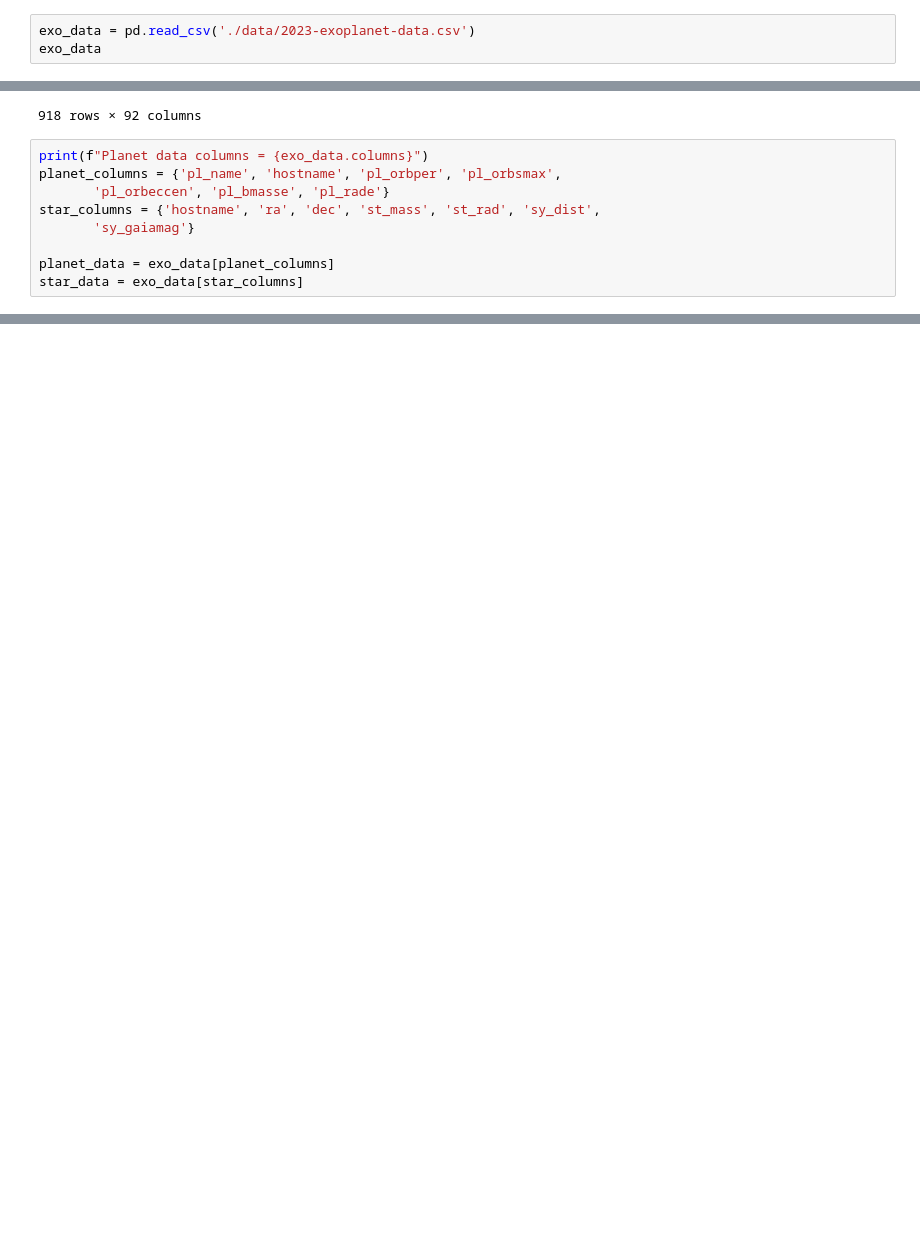
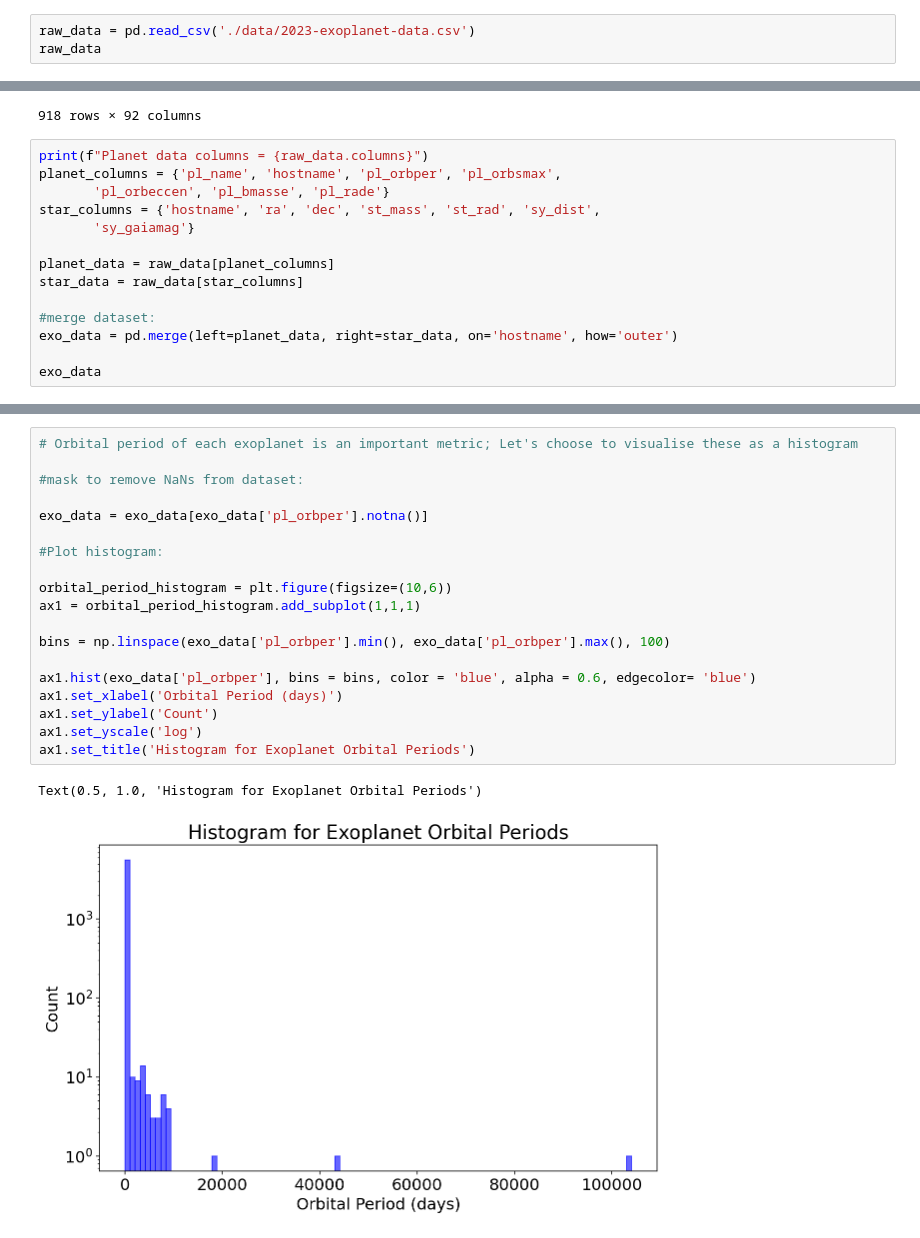
Before and after one commit to thomasbourke1/physoc-hackathon, a Jupyter notebook: concept.ipynb, the cells around one changed output, grey strips where cells are left out. Drawn from its saved outputs; the diff is of its cells as text; blank space fills up the shorter version.

```diff
--- a/concept.ipynb
+++ b/concept.ipynb
@@ -24,8 +24,8 @@ plt.rcParams.update({'font.size':16})
 # %% [markdown]
 From here on is work that the typical attendee might carry out to assess the planet's habitability:
 # %%
-exo_data = pd.read_csv('./data/2023-exoplanet-data.csv')
-exo_data
+raw_data = pd.read_csv('./data/2023-exoplanet-data.csv')
+raw_data
 # %% [output]
 |  | pl_name | hostname | default_flag | sy_snum | sy_pnum | discoverymethod | disc_year | disc_facility | soltype | ... |
 | 0 | 75 Cet c | 75 Cet | 1 | 2 | 2 | Radial Velocity | 2023 | Okayama Astrophysical Observatory | Published Confirmed | ... |
@@ -41,14 +41,19 @@ exo_data
 | 917 | rho CrB e | rho CrB | 1 | 1 | 4 | Radial Velocity | 2023 | Lowell Observatory | Published Confirmed | ... |
 918 rows × 92 columns
 # %%
-print(f"Planet data columns = {exo_data.columns}")
+print(f"Planet data columns = {raw_data.columns}")
 planet_columns = {'pl_name', 'hostname', 'pl_orbper', 'pl_orbsmax',
        'pl_orbeccen', 'pl_bmasse', 'pl_rade'}
 star_columns = {'hostname', 'ra', 'dec', 'st_mass', 'st_rad', 'sy_dist',
        'sy_gaiamag'}
 
-planet_data = exo_data[planet_columns]
-star_data = exo_data[star_columns]
+planet_data = raw_data[planet_columns]
+star_data = raw_data[star_columns]
+
+#merge dataset:
+exo_data = pd.merge(left=planet_data, right=star_data, on='hostname', how='outer')
+
+exo_data
 # %% [output]
 Planet data columns = Index(['pl_name', 'hostname', 'default_flag', 'sy_snum', 'sy_pnum',
        'discoverymethod', 'disc_year', 'disc_facility', 'soltype',
@@ -69,0 +88,22 @@ Planet data columns = Index(['pl_name', 'hostname', 'default_flag', 'sy_snum', '
+# %%
+# Orbital period of each exoplanet is an important metric; Let's choose to visualise these as a histogram
+
+#mask to remove NaNs from dataset:
+
+exo_data = exo_data[exo_data['pl_orbper'].notna()]
+
+#Plot histogram:
+
+orbital_period_histogram = plt.figure(figsize=(10,6))
+ax1 = orbital_period_histogram.add_subplot(1,1,1)
+
+bins = np.linspace(exo_data['pl_orbper'].min(), exo_data['pl_orbper'].max(), 100)
+
+ax1.hist(exo_data['pl_orbper'], bins = bins, color = 'blue', alpha = 0.6, edgecolor= 'blue')
+ax1.set_xlabel('Orbital Period (days)')
+ax1.set_ylabel('Count')
+ax1.set_yscale('log')
+ax1.set_title('Histogram for Exoplanet Orbital Periods')
+# %% [output]
+Text(0.5, 1.0, 'Histogram for Exoplanet Orbital Periods')
+[figure, added]
```
Also changed, not shown: parts of 5 cells of this notebook.
